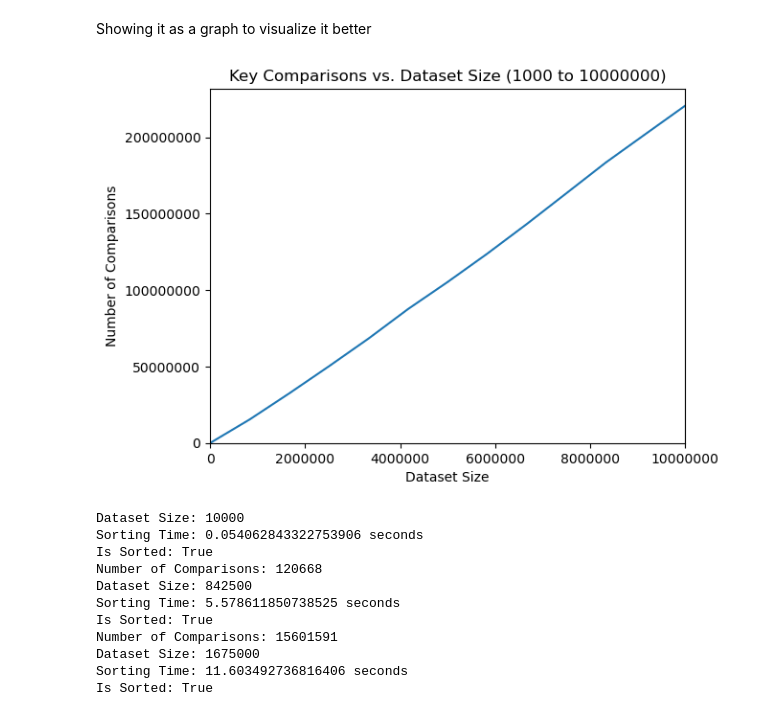
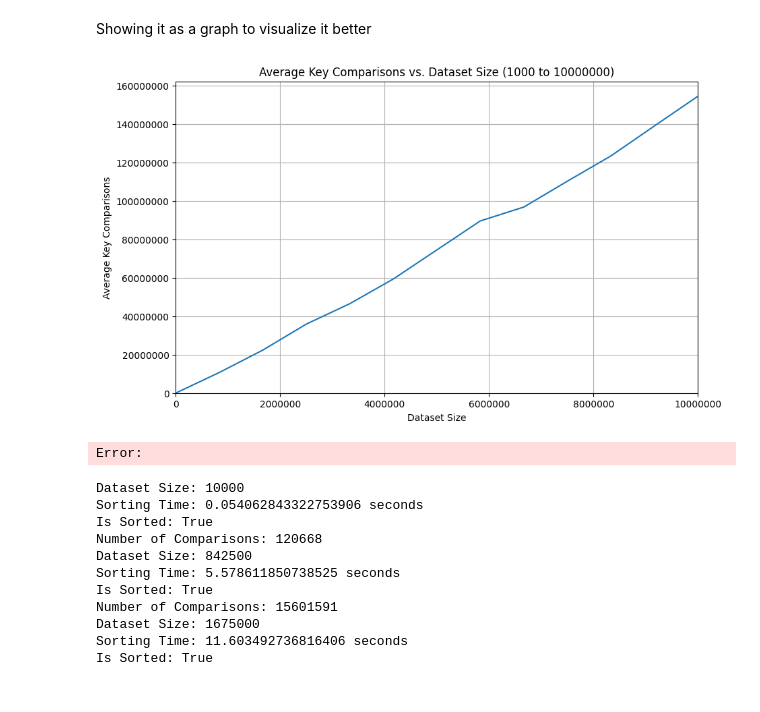
Before and after one commit to kennethlemuel/proj1_hybridsort, a Jupyter notebook: hybridsort_new.ipynb, the cells around one changed output. Drawn from its saved outputs; the diff is of its cells as text; code cells hidden in the pictures.

```diff
--- a/hybridsort_new.ipynb
+++ b/hybridsort_new.ipynb
@@ -85,7 +85,7 @@ class HybridSort:
             newindex += 1
 
     def hybridSort(self, arr):
-        s = 4 #variable
+        s = 100 #variable
         if len(arr) > 1:
 
             if len(arr) <= s:
@@ -134,5 +134,8 @@ def generateData(minsize, maxsize):
 # %%
 dataset1 = generateData(1000, 10000000)
 dataset2 = generateData(10000, 10000000)
+# %%
+def run_sorting_algorithm(dataset, runs=10):
+    return [HybridSort(list(dataset)).hybridSort(dataset) for _ in range(runs)]
 # %% [markdown]
 Testing each dataset for Hybrid Sort (Key Comparisons and CPU Time)
@@ -179,0 +142,15 @@ Number of Comparisons: 220661354
+# %%
+dataset_sizes = list(dataset1.keys())
+avg_comparison_counts = []
+
+for size in dataset_sizes:
+    dataset = dataset1[size]
+    comparison_counts = run_sorting_algorithm(dataset)
+    average_comparisons = sum(comparison_counts) / len(comparison_counts)
+    avg_comparison_counts.append(average_comparisons)
+
+    # Print results for each dataset size
+    is_sorted = all(dataset[i] <= dataset[i + 1] for i in range(len(dataset) - 1))
+    print(f"Dataset Size: {len(dataset)}")
+    print(f"Is Sorted: {is_sorted}")
+    print(f"Average Number of Comparisons: {average_comparisons}\n")
@@ -180,14 +175,20 @@ Number of Comparisons: 220661354
 # %% [markdown]
 Showing it as a graph to visualize it better
 # %%
-plt.title("Key Comparisons vs. Dataset Size (1000 to 10000000)")
-plt.xlabel("Dataset Size")
-plt.ylabel("Number of Comparisons")
+#
+
+#, marker='o', linestyle='-'
+plt.figure(figsize=(10, 6))
+plt.plot(dataset_sizes, avg_comparison_counts)
+plt.title('Average Key Comparisons vs. Dataset Size (1000 to 10000000)')
+plt.xlabel('Dataset Size')
+plt.ylabel('Average Key Comparisons')
 plt.ticklabel_format(style = 'plain')
-plt.plot(dataset_sizes, comparison_counts)
 plt.xlim([0,10000000])
 plt.ylim(bottom = 0)
+plt.grid(True)
 plt.show()
 # %% [output]
-[figure, old version]
+[figure, new version]
+Error:
 # %%
```
Also changed, not shown: parts of 3 cells of this notebook.
